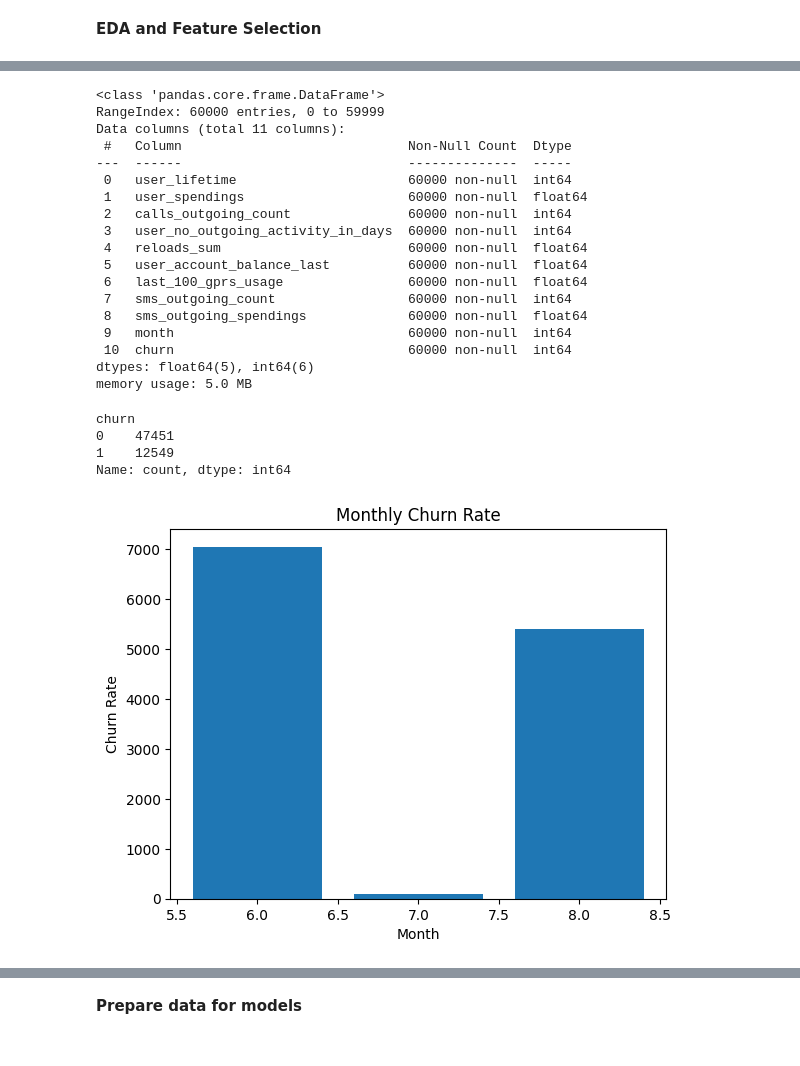
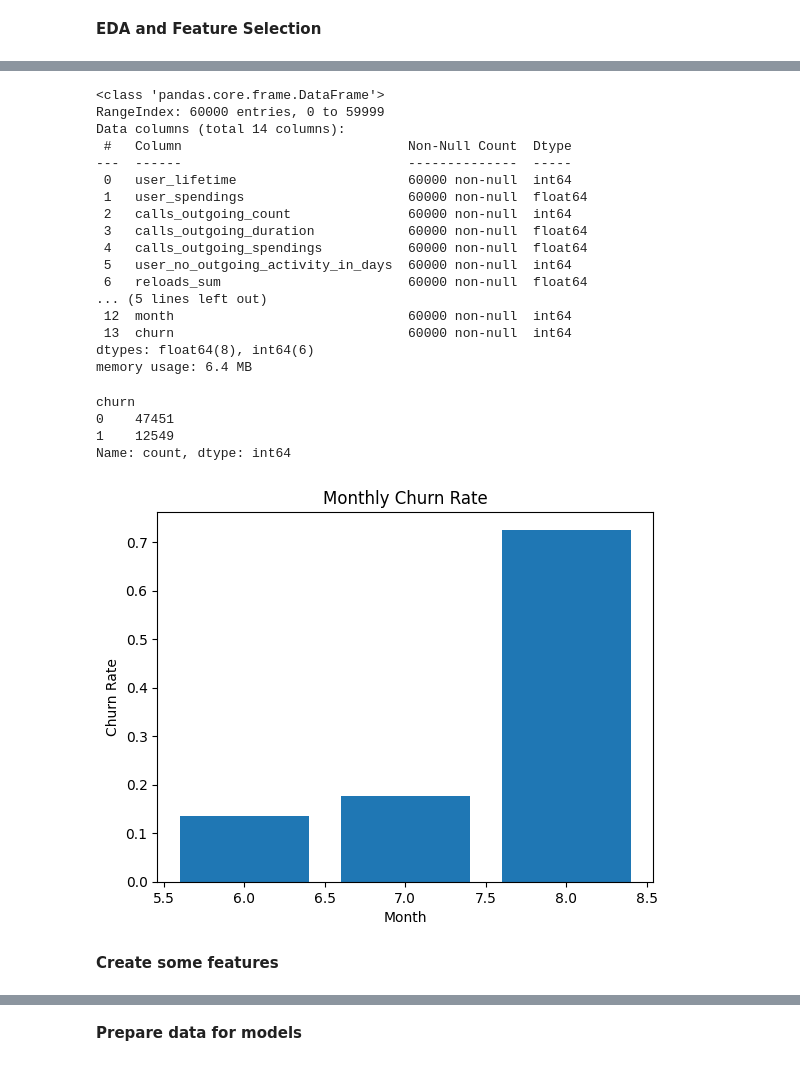
Before and after one commit to AlperSaylam/spam_detection-churn_analysis, a Jupyter notebook: churn_analysis.ipynb, the cells around one changed output, grey strips where cells are left out. Saved outputs shown, nothing was run; the diff lists cells and outputs as text; code cells hidden in the pictures.

```diff
--- a/churn_analysis.ipynb
+++ b/churn_analysis.ipynb
@@ -33,9 +45,10 @@ raw_data.head()
 # %% [markdown]
 **EDA and Feature Selection**
 # %%
-columns = ['user_lifetime', 'user_spendings', 'calls_outgoing_count',
-            'user_no_outgoing_activity_in_days', 'reloads_sum',
-            'user_account_balance_last', 'last_100_gprs_usage', 'sms_outgoing_count', 'sms_outgoing_spendings','month', 'churn']
+columns = ['user_lifetime', 'user_spendings', 'calls_outgoing_count', 'calls_outgoing_duration',
+           'calls_outgoing_spendings', 'user_no_outgoing_activity_in_days', 'reloads_sum',
+            'sms_outgoing_count', 'last_100_calls_outgoing_duration',
+            'user_account_balance_last', 'last_100_gprs_usage', 'sms_outgoing_spendings','month', 'churn']
 
 churn_data = raw_data[columns]
 churn_data.head()
@@ -51,22 +64,21 @@ churn_data.info()
 # %% [output]
 <class 'pandas.core.frame.DataFrame'>
 RangeIndex: 60000 entries, 0 to 59999
-Data columns (total 11 columns):
+Data columns (total 14 columns):
  #   Column                             Non-Null Count  Dtype
 ---  ------                             --------------  -----
  0   user_lifetime                      60000 non-null  int64
  1   user_spendings                     60000 non-null  float64
  2   calls_outgoing_count               60000 non-null  int64
- 3   user_no_outgoing_activity_in_days  60000 non-null  int64
- 4   reloads_sum                        60000 non-null  float64
- 5   user_account_balance_last          60000 non-null  float64
- 6   last_100_gprs_usage                60000 non-null  float64
- 7   sms_outgoing_count                 60000 non-null  int64
- 8   sms_outgoing_spendings             60000 non-null  float64
- 9   month                              60000 non-null  int64
- 10  churn                              60000 non-null  int64
-dtypes: float64(5), int64(6)
-memory usage: 5.0 MB
+ 3   calls_outgoing_duration            60000 non-null  float64
+ 4   calls_outgoing_spendings           60000 non-null  float64
+ 5   user_no_outgoing_activity_in_days  60000 non-null  int64
+ 6   reloads_sum                        60000 non-null  float64
+... (5 lines left out)
+ 12  month                              60000 non-null  int64
+ 13  churn                              60000 non-null  int64
+dtypes: float64(8), int64(6)
+memory usage: 6.4 MB
 # %%
 churn_data['churn'].value_counts()
 # %% [output]
@@ -75,11 +87,17 @@ churn
 1    12549
 Name: count, dtype: int64
 # %%
-monthly_churn = churn_data.groupby('month').sum('churn').reindex()
-plt.bar(monthly_churn['churn'].index, monthly_churn['churn'].values)
+# Get the ratio of churn data for each month
+monthly_churn = churn_data.groupby('month').agg(
+    churn_sum=('churn', 'sum'),  # Sum of churn
+    count=('churn', 'count')     # Count of entries
+).reindex()
+plt.bar(monthly_churn['churn_sum'].index, monthly_churn['churn_sum'].values / monthly_churn['count'].values)
 plt.title("Monthly Churn Rate")
 plt.xlabel("Month")
 plt.ylabel("Churn Rate")
 plt.show()
 # %% [output]
-[figure, old version]
+[figure, new version]
+# %% [markdown]
+**Create some features**
```
Also changed, not shown: parts of 12 cells of this notebook, 6 other files.
